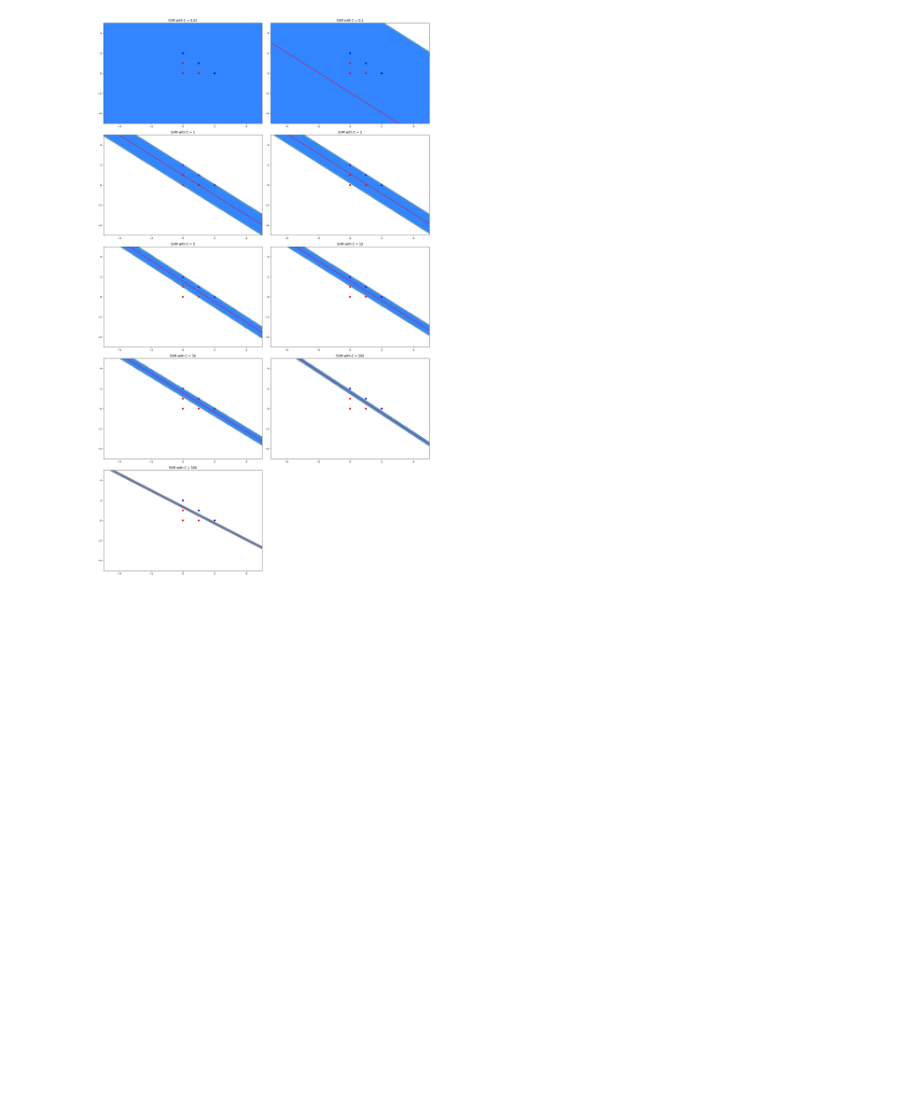
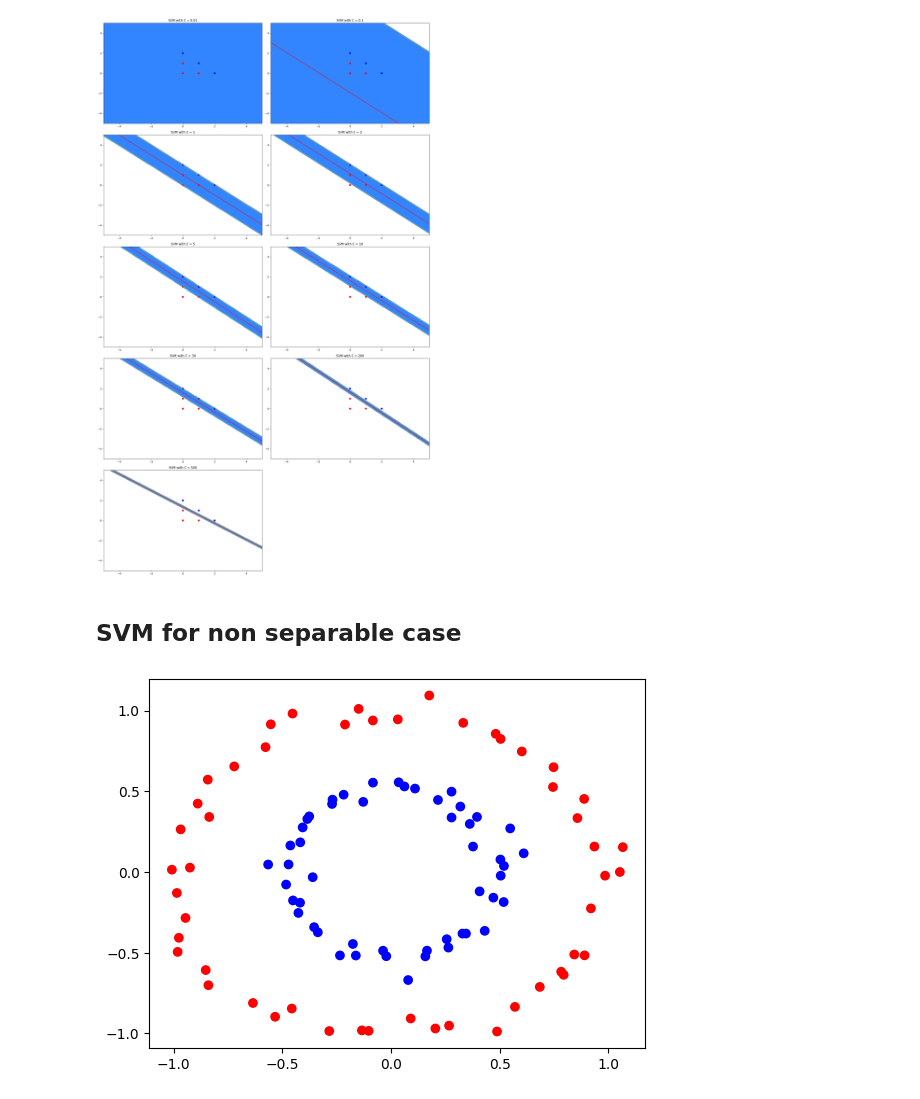
Before and after one commit to kar137/Machine-Learning-Portfolio, a Jupyter notebook: notebooks/Beyond-Linear-Models/naivebayes&svm/SVM.ipynb, the cells around one changed output. Drawn from its saved outputs; the diff is of its cells as text; code cells hidden in the pictures; blank space fills up the shorter version.

```diff
--- a/notebooks/Beyond-Linear-Models/naivebayes&svm/SVM.ipynb
+++ b/notebooks/Beyond-Linear-Models/naivebayes&svm/SVM.ipynb
@@ -201,3 +201,21 @@ plt.tight_layout()
 plt.show()
 # %% [output]
 [figure]
+# %% [markdown]
+## SVM for non separable case
+# %%
+import numpy as np
+import matplotlib.pyplot as plt
+from sklearn import datasets
+
+features, labels = datasets.make_circles(100,
+                                         noise=0.05,
+                                         random_state=17,
+                                         factor=0.5)
+
+colors = ['r' if _labels == 0 else 'b' for _labels in labels] # blue positive class and red negative class
+# %%
+plt.scatter(features[:, 0], features[:, 1], c=colors) # data points plot
+plt.show()
+# %% [output]
+[figure, added]
```
Also changed, not shown: parts of 13 cells of this notebook.
